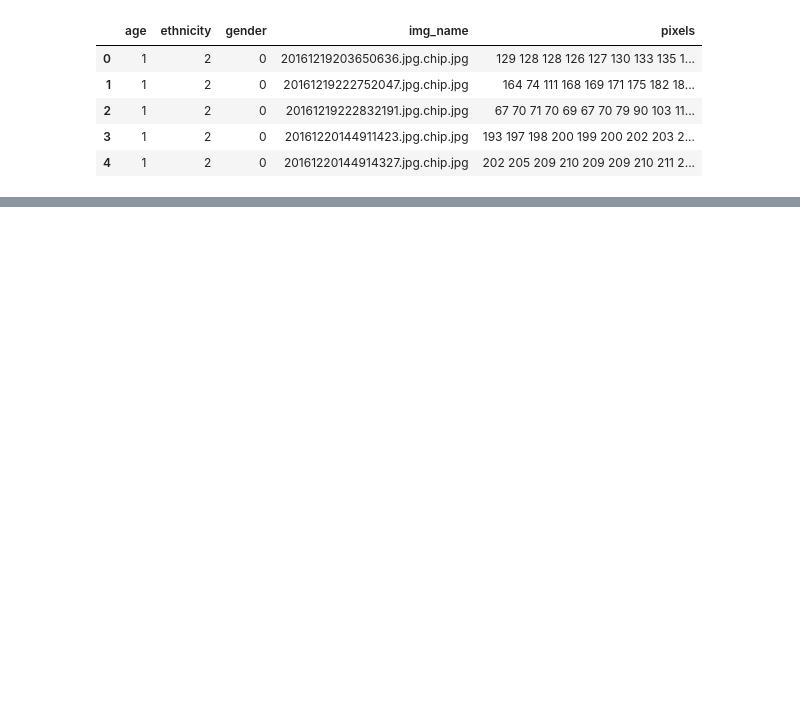
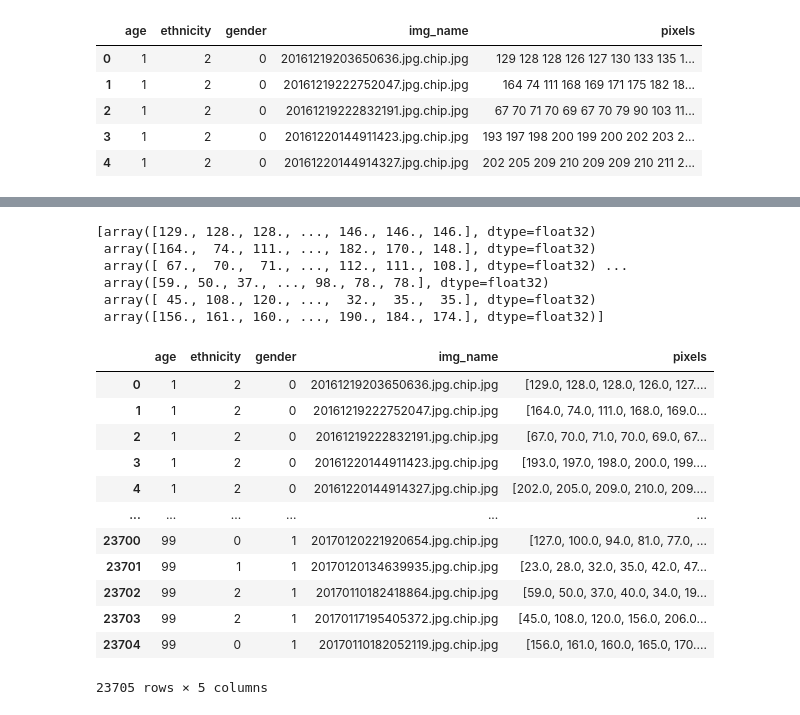
Before and after one commit to dmf49/CS5542, a Jupyter notebook: project_dmf49.ipynb, the cells around one changed output, grey strips where cells are left out. Drawn from its saved outputs; the diff is of its cells as text; code cells hidden in the pictures; blank space fills up the shorter version.

```diff
--- a/project_dmf49.ipynb
+++ b/project_dmf49.ipynb
@@ -590,0 +495,26 @@ for train_index, test_index in split.split(Dataset, Dataset["age_cat"]):
+# %%
+array2 = np.array(dataset_dup['pixels'])
+print(array2)
+# %% [output]
+[array([129., 128., 128., ..., 146., 146., 146.], dtype=float32)
+ array([164.,  74., 111., ..., 182., 170., 148.], dtype=float32)
+ array([ 67.,  70.,  71., ..., 112., 111., 108.], dtype=float32) ...
+ array([59., 50., 37., ..., 98., 78., 78.], dtype=float32)
+ array([ 45., 108., 120., ...,  32.,  35.,  35.], dtype=float32)
+ array([156., 161., 160., ..., 190., 184., 174.], dtype=float32)]
+# %%
+dataset_dup
+# %% [output]
+|  | age | ethnicity | gender | img_name | pixels |
+| 0 | 1 | 2 | 0 | 20161219203650636.jpg.chip.jpg | [129.0, 128.0, 128.0, 126.0, 127.... |
+| 1 | 1 | 2 | 0 | 20161219222752047.jpg.chip.jpg | [164.0, 74.0, 111.0, 168.0, 169.0... |
+| 2 | 1 | 2 | 0 | 20161219222832191.jpg.chip.jpg | [67.0, 70.0, 71.0, 70.0, 69.0, 67... |
+| 3 | 1 | 2 | 0 | 20161220144911423.jpg.chip.jpg | [193.0, 197.0, 198.0, 200.0, 199.... |
+| 4 | 1 | 2 | 0 | 20161220144914327.jpg.chip.jpg | [202.0, 205.0, 209.0, 210.0, 209.... |
+| ... | ... | ... | ... | ... | ... |
+| 23700 | 99 | 0 | 1 | 20170120221920654.jpg.chip.jpg | [127.0, 100.0, 94.0, 81.0, 77.0, ... |
+| 23701 | 99 | 1 | 1 | 20170120134639935.jpg.chip.jpg | [23.0, 28.0, 32.0, 35.0, 42.0, 47... |
+| 23702 | 99 | 2 | 1 | 20170110182418864.jpg.chip.jpg | [59.0, 50.0, 37.0, 40.0, 34.0, 19... |
+| 23703 | 99 | 2 | 1 | 20170117195405372.jpg.chip.jpg | [45.0, 108.0, 120.0, 156.0, 206.0... |
+| 23704 | 99 | 0 | 1 | 20170110182052119.jpg.chip.jpg | [156.0, 161.0, 160.0, 165.0, 170.... |
+23705 rows × 5 columns
```
Also changed, not shown: parts of 52 cells of this notebook.
